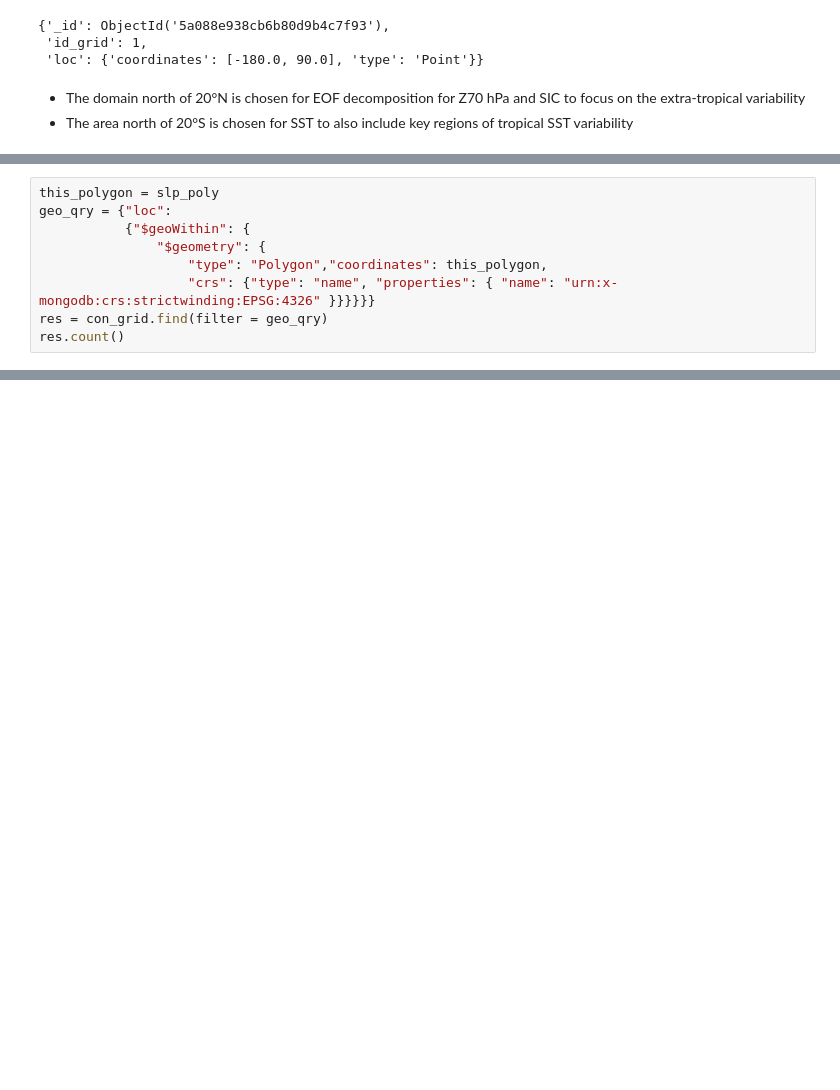
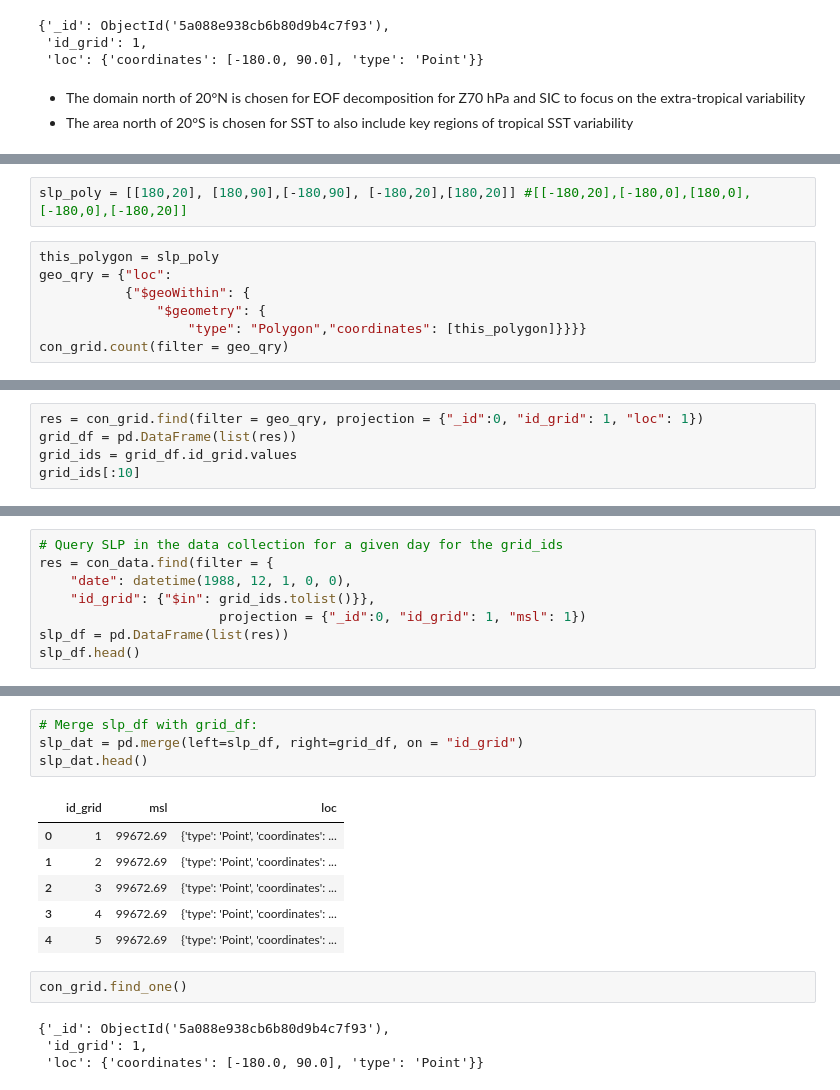
Before and after one commit to panhypersebastos/winter_predictor, a Jupyter notebook: era-interim_database_exploration.ipynb, the cells around one changed output, grey strips where cells are left out. Drawn from its saved outputs; the diff is of its cells as text; blank space fills up the shorter version.

```diff
--- a/era-interim_database_exploration.ipynb
+++ b/era-interim_database_exploration.ipynb
@@ -178,10 +151,10 @@ slp_poly = [[-179.9,20],[-179.9,89.9],[179.9,89.9],[179.9,20],[-179.9,20]]
+# %%
+slp_poly = [[180,20], [180,90],[-180,90], [-180,20],[180,20]] #[[-180,20],[-180,0],[180,0],[-180,0],[-180,20]]
 # %%
 this_polygon = slp_poly
 geo_qry = {"loc":
            {"$geoWithin": {
                "$geometry": {
-                   "type": "Polygon","coordinates": this_polygon,
-                   "crs": {"type": "name", "properties": { "name": "urn:x-mongodb:crs:strictwinding:EPSG:4326" }}}}}}
-res = con_grid.find(filter = geo_qry)
-res.count()
+                   "type": "Polygon","coordinates": [this_polygon]}}}}
+con_grid.count(filter = geo_qry)
 # %% [output]
@@ -188,0 +162,5 @@ OperationFailure: Only one simple loop is allowed in a big polygon: [ [ -179.9,
+# %%
+res = con_grid.find(filter = geo_qry, projection = {"_id":0, "id_grid": 1, "loc": 1})
+grid_df = pd.DataFrame(list(res))
+grid_ids = grid_df.id_grid.values
+grid_ids[:10]
@@ -188,0 +169,8 @@ OperationFailure: Only one simple loop is allowed in a big polygon: [ [ -179.9,
+# %%
+# Query SLP in the data collection for a given day for the grid_ids
+res = con_data.find(filter = {
+    "date": datetime(1988, 12, 1, 0, 0),
+    "id_grid": {"$in": grid_ids.tolist()}},
+                       projection = {"_id":0, "id_grid": 1, "msl": 1})
+slp_df = pd.DataFrame(list(res))
+slp_df.head()
@@ -188,0 +193,17 @@ OperationFailure: Only one simple loop is allowed in a big polygon: [ [ -179.9,
+# %%
+# Merge slp_df with grid_df:
+slp_dat = pd.merge(left=slp_df, right=grid_df, on = "id_grid")
+slp_dat.head()
+# %% [output]
+|  | id_grid | msl | loc |
+| 0 | 1 | 99672.69 | {'type': 'Point', 'coordinates': ... |
+| 1 | 2 | 99672.69 | {'type': 'Point', 'coordinates': ... |
+| 2 | 3 | 99672.69 | {'type': 'Point', 'coordinates': ... |
+| 3 | 4 | 99672.69 | {'type': 'Point', 'coordinates': ... |
+| 4 | 5 | 99672.69 | {'type': 'Point', 'coordinates': ... |
+# %%
+con_grid.find_one()
+# %% [output]
+{'_id': ObjectId('5a088e938cb6b80d9b4c7f93'),
+ 'id_grid': 1,
+ 'loc': {'coordinates': [-180.0, 90.0], 'type': 'Point'}}
```
Also changed, not shown: parts of 17 cells of this notebook, 1 other file.
